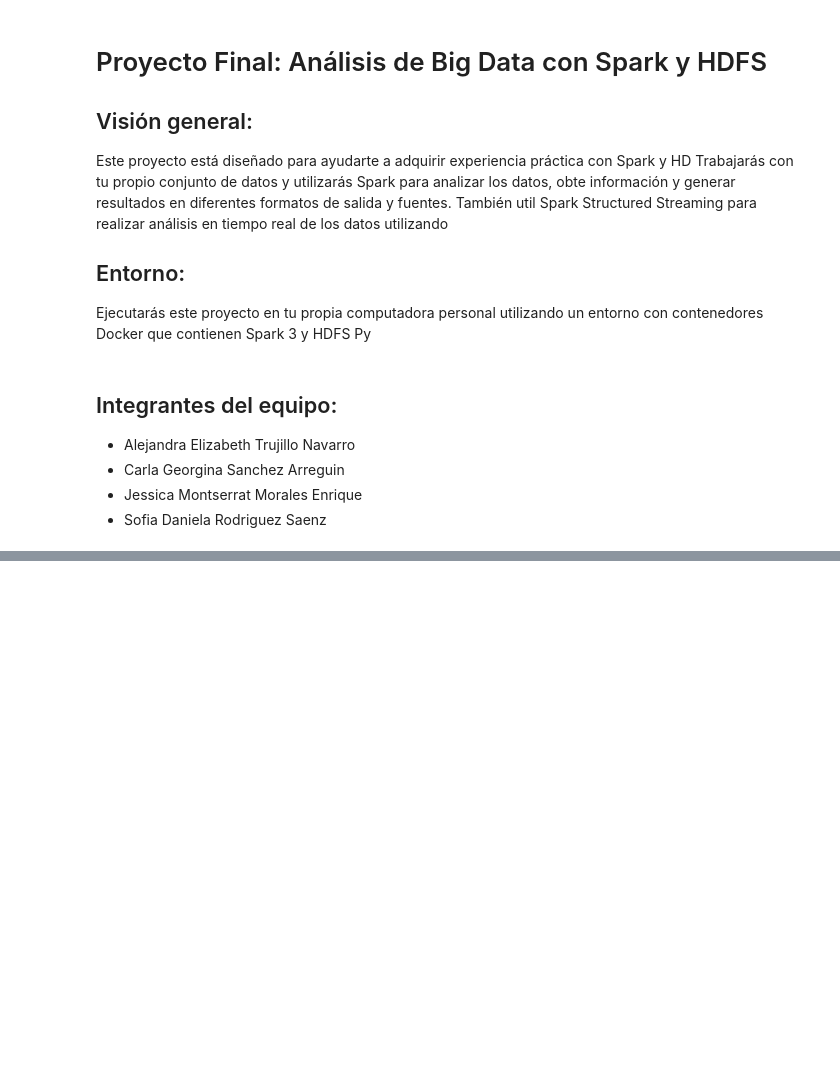
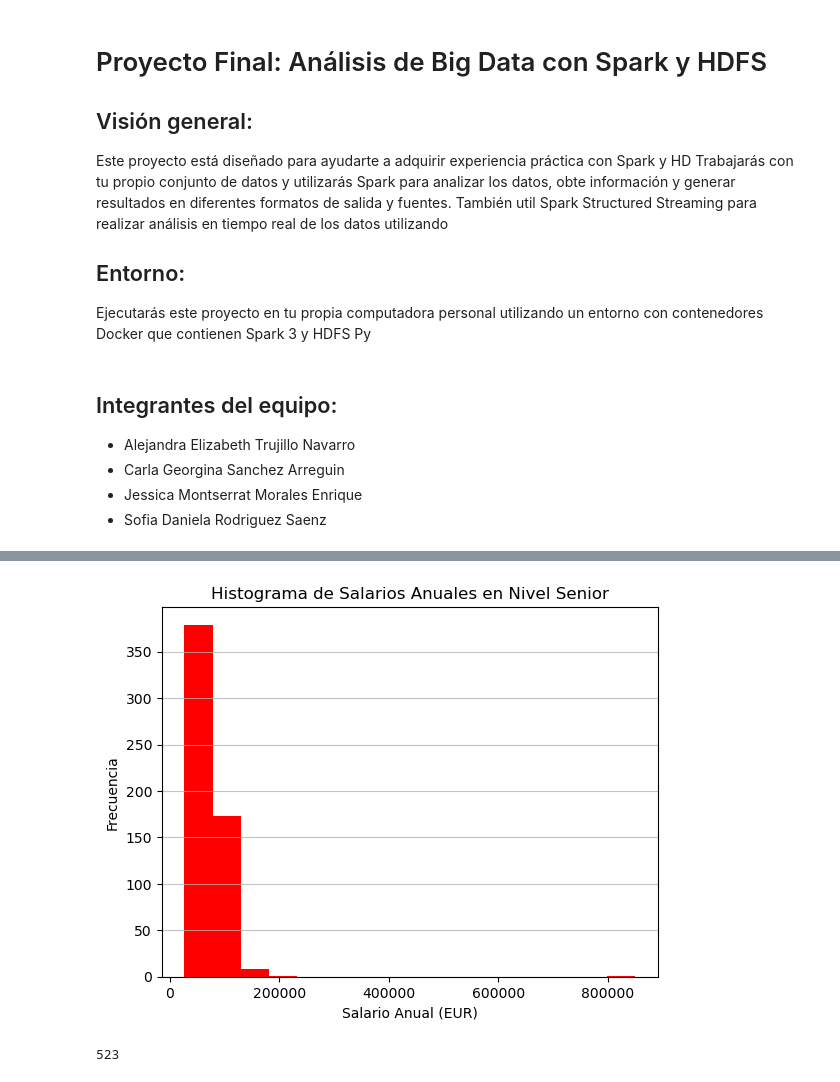
Before and after one commit to Montse1708/Proyecto-Final, a Jupyter notebook: IT_Salary.ipynb, the cells around one changed output, grey strips where cells are left out. Cells and saved outputs as stored; diff of their text form; code cells hidden in the pictures; blank space fills up the shorter version.

```diff
--- a/IT_Salary.ipynb
+++ b/IT_Salary.ipynb
@@ -159,0 +336,12 @@ También puedes utilizar visualizaciones para mostrar tus resultados
+# %%
+# Usaremos las columnas de Gender para filtrar entre hombres y mujeres, YearSalary como medicion del salario y Seniority level para filtrar por experiencia
+#Eliminamos aquellos registros vacios en las columnas de interes
+# Eliminar los registros con valores nulos en las columnas de interés
+salaries2020_clean = salaries2020.filter(
+    col('Gender').isNotNull() &
+    col('YearSalary').isNotNull() &
+    col('SeniorityLevel').isNotNull()
+)
+
+# Mostrar los primeros registros para verificar
+salaries2020_clean.show(truncate=True, vertical=True)
@@ -159,0 +392,8 @@ También puedes utilizar visualizaciones para mostrar tus resultados
+# %%
+#Filtramos solo los registros en nivel senior usando SQL
+# Registrar el DataFrame como una vista temporal
+salaries2020_clean.createOrReplaceTempView("salaries2020_clean")
+salaries2020_senior = spark.sql("""
+    SELECT * FROM salaries2020_clean WHERE SeniorityLevel = 'Senior'
+""")
+salaries2020_senior.count()
@@ -159,0 +422,11 @@ También puedes utilizar visualizaciones para mostrar tus resultados
+# %%
+#Analizamos los datos
+salaries2020_senior = salaries2020_senior.withColumn("YearSalary", col("YearSalary").cast("double"))
+stats_salaries = salaries2020_senior.select(
+    f.count("YearSalary").alias("count"),
+    f.mean("YearSalary").alias("mean"),
+    f.stddev("YearSalary").alias("stddev"),
+    f.min("YearSalary").alias("min"),
+    f.max("YearSalary").alias("max")
+)
+stats_salaries.show()
@@ -159,0 +456,11 @@ También puedes utilizar visualizaciones para mostrar tus resultados
+# %%
+#Mostramos los datos en un histograma
+from pyspark_dist_explore import hist
+
+fig, ax = plt.subplots()
+hist(ax, salaries2020_senior.select('YearSalary'), bins=16, color=['red'])
+plt.title("Histograma de Salarios Anuales en Nivel Senior")
+plt.xlabel("Salario Anual (EUR)")
+plt.ylabel("Frecuencia")
+plt.grid(axis='y', alpha=0.75)
+# %% [output]
@@ -159,0 +468,11 @@ También puedes utilizar visualizaciones para mostrar tus resultados
+[figure, added]
+# %%
+#Ya que hay algunos outliers, procederemos a filtrar los datos usando como regla los cuartiles, para descartar todos los datos menores de Q1 y mayores a Q3
+quartiles = salaries2020_senior.approxQuantile("YearSalary", [0.25, 0.75], 0.01)
+q1 = quartiles[0]
+q3 = quartiles[1]
+iqr = q3 - q1
+salaries2020_senior_clean = salaries2020_senior.filter((col("YearSalary") >= (q1 - 1.5 * iqr)) & (col("YearSalary") <= (q3 + 1.5 * iqr)))
+salaries2020_senior_clean.count()
+# %% [output]
+523
```
Also changed, not shown: parts of 45 cells of this notebook.
